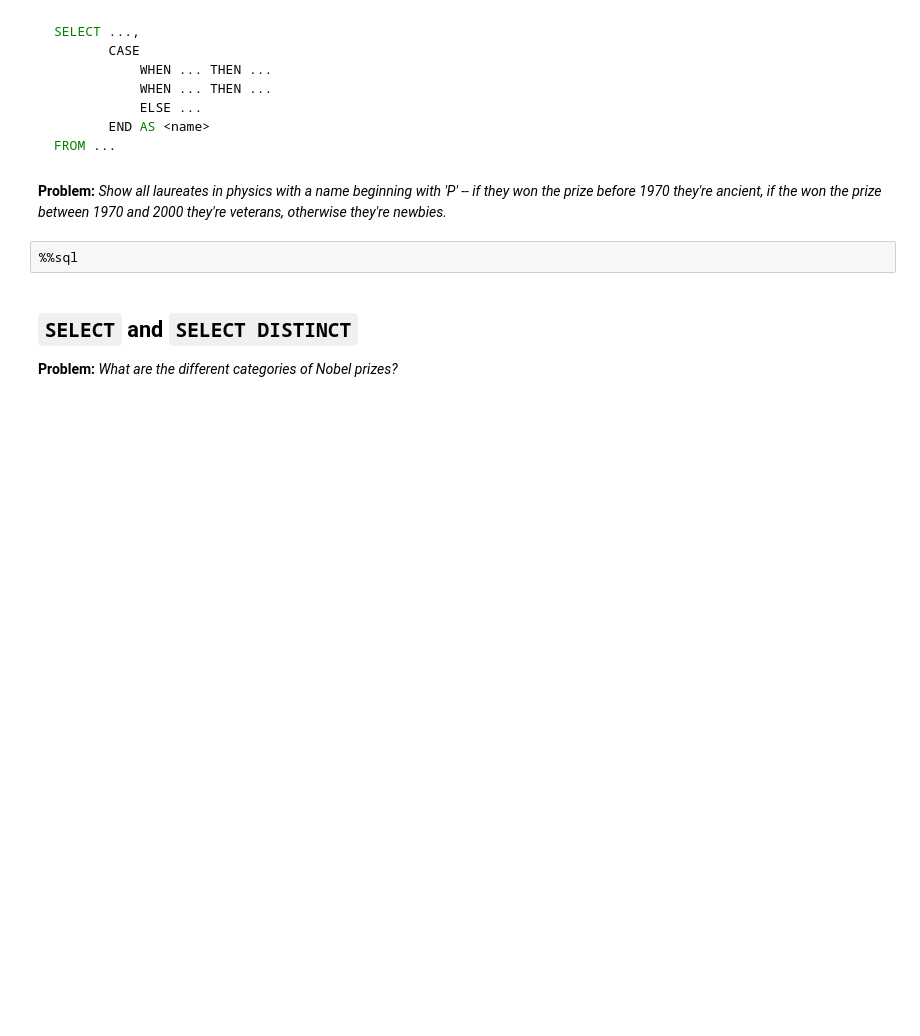
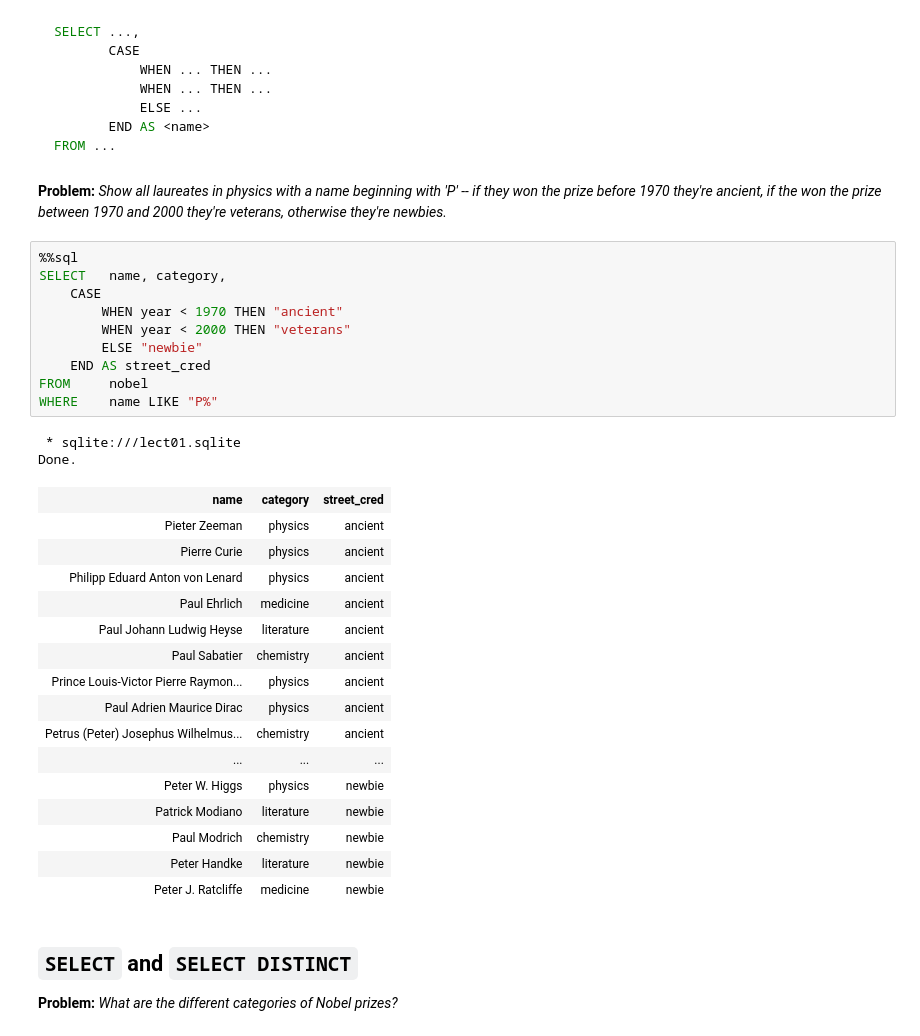
Before and after one commit to GitThisJoel/database-technology, a Jupyter notebook: lectures/1/f01-nb.ipynb, the cells around one changed output. Saved outputs shown, nothing was run; the diff lists cells and outputs as text; blank space fills up the shorter version.

```diff
--- a/lectures/1/f01-nb.ipynb
+++ b/lectures/1/f01-nb.ipynb
@@ -446,6 +600,33 @@ ancient, if the won the prize between 1970 and 2000 they're
 veterans, otherwise they're newbies._
 # %%
 %%sql
+SELECT   name, category,
+    CASE
+        WHEN year < 1970 THEN "ancient"
+        WHEN year < 2000 THEN "veterans"
+        ELSE "newbie"
+    END AS street_cred
+FROM     nobel
+WHERE    name LIKE "P%"
+# %% [output]
+ * sqlite:///lect01.sqlite
+Done.
+| name | category | street_cred |
+| Pieter Zeeman | physics | ancient |
+| Pierre Curie | physics | ancient |
+| Philipp Eduard Anton von Lenard | physics | ancient |
+| Paul Ehrlich | medicine | ancient |
+| Paul Johann Ludwig Heyse | literature | ancient |
+| Paul Sabatier | chemistry | ancient |
+| Prince Louis-Victor Pierre Raymon... | physics | ancient |
+| Paul Adrien Maurice Dirac | physics | ancient |
+| Petrus (Peter) Josephus Wilhelmus... | chemistry | ancient |
+| ... | ... | ... |
+| Peter W. Higgs | physics | newbie |
+| Patrick Modiano | literature | newbie |
+| Paul Modrich | chemistry | newbie |
+| Peter Handke | literature | newbie |
+| Peter J. Ratcliffe | medicine | newbie |
 # %% [markdown]
 ## `SELECT` and `SELECT DISTINCT`
 
```
Also changed, not shown: parts of 45 cells of this notebook, 1 other file.
